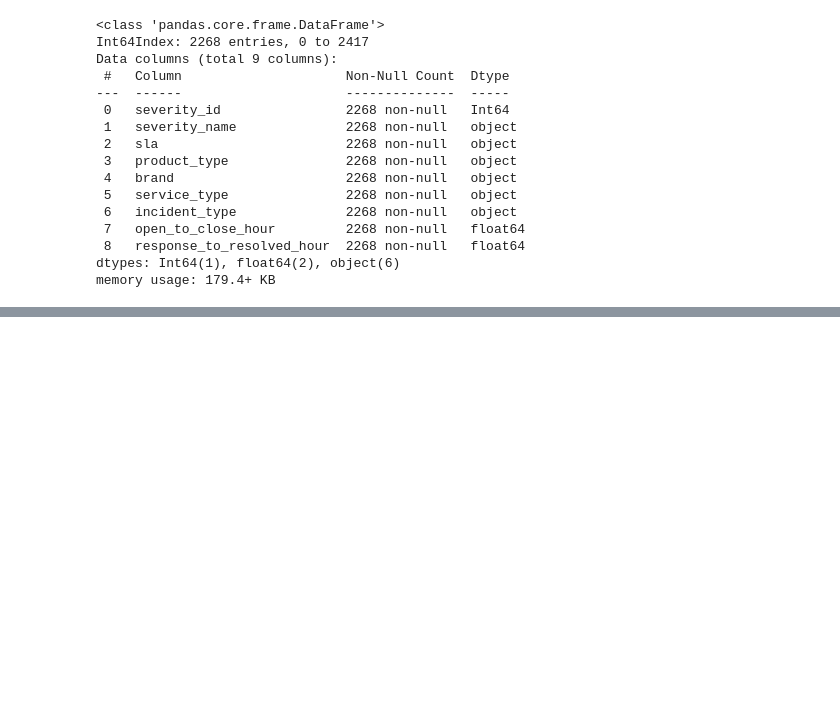
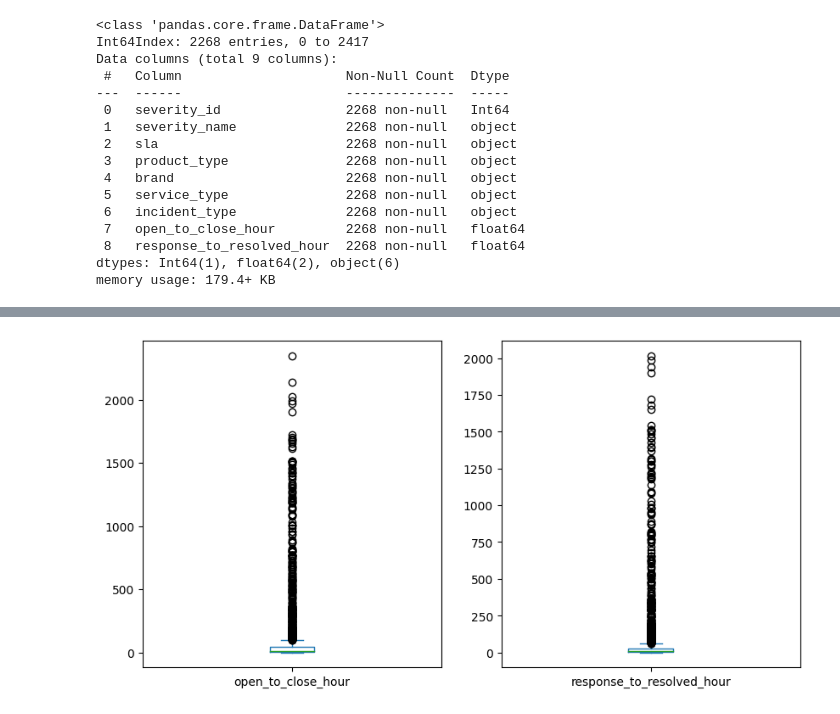
Before and after one commit to technqvi/MyYoutube-Demo, a Jupyter notebook: google_data_ai/t2-explore_to_create_train_data_ml.ipynb, the cells around one changed output, grey strips where cells are left out. Drawn from its saved outputs; the diff is of its cells as text; code cells hidden in the pictures; blank space fills up the shorter version.

```diff
--- a/google_data_ai/t2-explore_to_create_train_data_ml.ipynb
+++ b/google_data_ai/t2-explore_to_create_train_data_ml.ipynb
@@ -43,6 +43,8 @@ numbericCols=['count_detail','open_to_close_hour','open_to_response_hour','respo
 cateCols=['sla','product_type','brand','service_type','incident_type']
 # %% [markdown]
 # Load  Data from BigQuery
+# %%
+client=bigquery.Client(project=projectId)
 # %%
 def load_data_bq(sql:str):
 
@@ -290,0 +305,5 @@ memory usage: 179.4+ KB
+# %%
+df_all[numbericCols].plot(kind='box',subplots=True,layout=(1,len(numbericCols)),sharex=False, sharey=False,figsize=(10,5))
+plt.show()
+# %% [output]
+[figure, added]
```
Also changed, not shown: parts of 16 cells of this notebook, 4 other files.
